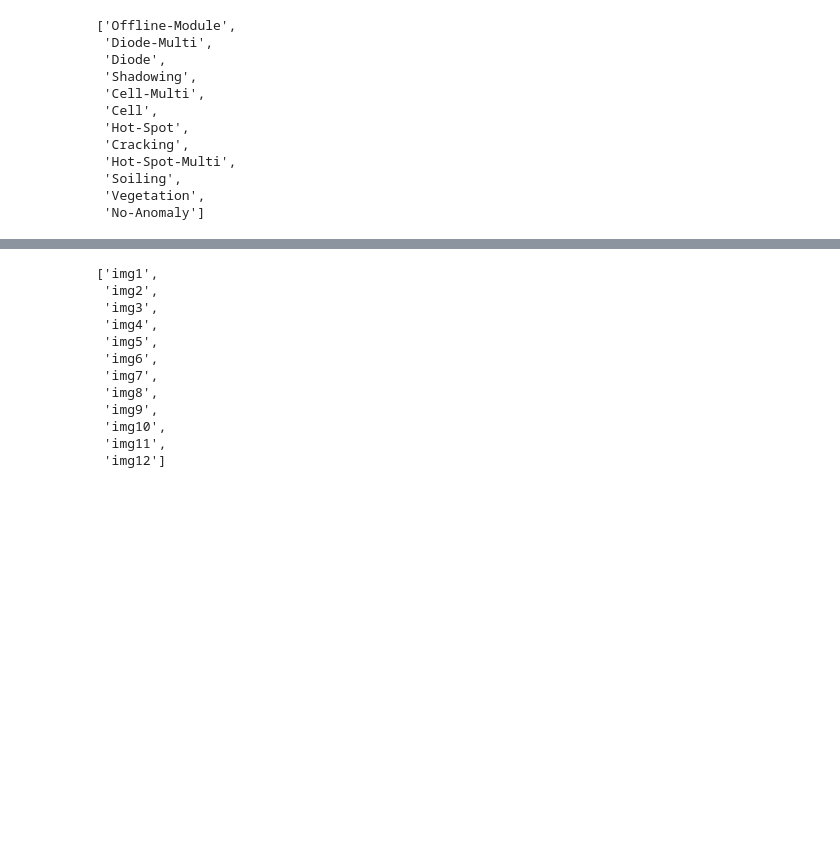
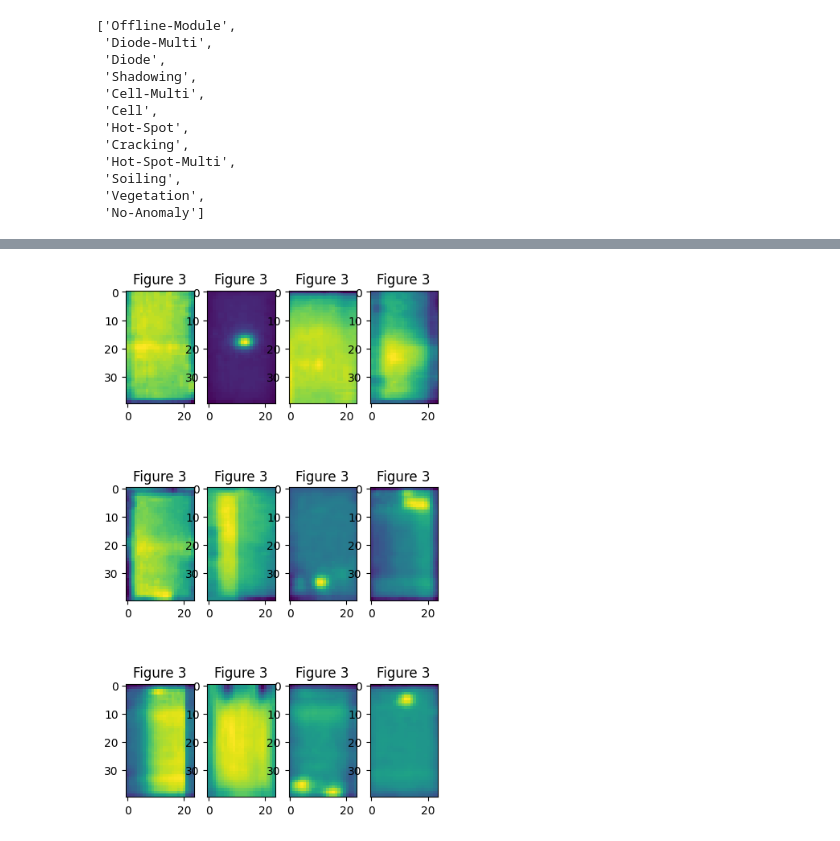
Before and after one commit to regiiis/pv_error_classification, a Jupyter notebook: pv_error_classifcation.ipynb, the cells around one changed output, grey strips where cells are left out. Saved outputs shown, nothing was run; the diff lists cells and outputs as text; code cells hidden in the pictures; blank space fills up the shorter version.

```diff
--- a/pv_error_classifcation.ipynb
+++ b/pv_error_classifcation.ipynb
@@ -145,18 +167,14 @@ for i in range(12):
-# %%
-
-list_img = []
-for i in range(12):
-  list_img.append(f"img{i+1}")
-# %% [output]
-['img1',
- 'img2',
- 'img3',
- 'img4',
- 'img5',
- 'img6',
- 'img7',
- 'img8',
- 'img9',
- 'img10',
- 'img11',
- 'img12']
+# %%
+
+fig = plt.figure(figsize=(5, 9))
+columns = 4
+rows = 3
+for i in range(1, columns*rows +1):
+    img = f"img{i}"
+    img = str("img")+str(i)
+    fig.add_subplot(rows, columns, i)
+    plt.imshow(globals()[img])
+    plt.title("Figure 3")
+plt.show()
+# %% [output]
+[figure, added]
```
Also changed, not shown: parts of 2 cells of this notebook.
